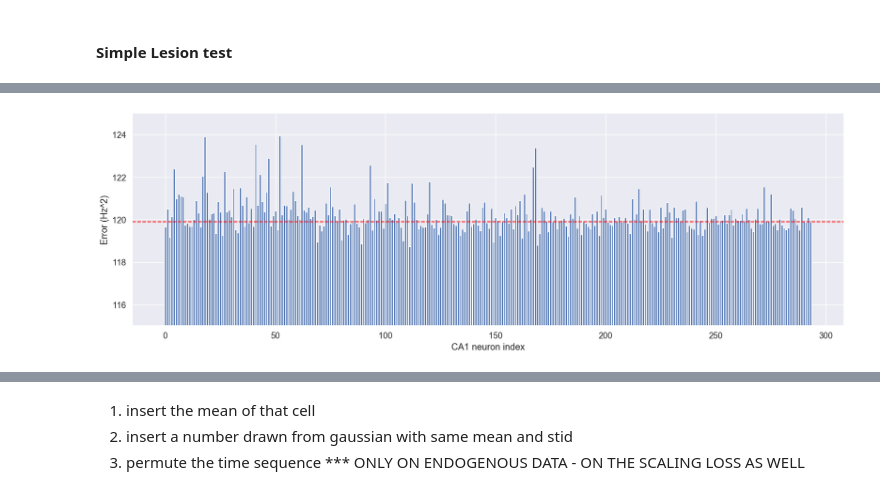
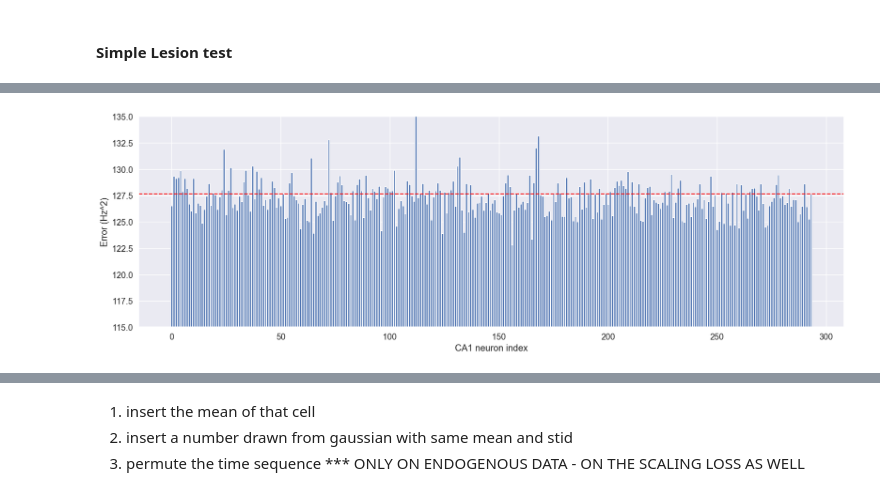
Before and after one commit to cngzlsh/approx_brain, a Jupyter notebook: EB095_stim.ipynb, the cells around one changed output, grey strips where cells are left out. Drawn from its saved outputs; the diff is of its cells as text; code cells hidden in the pictures.

```diff
--- a/EB095_stim.ipynb
+++ b/EB095_stim.ipynb
@@ -42,7 +43,7 @@ Please see if this format works for you. Let me know if you want me to downsampl
 parent_path = Path('./data/biological/EB095/')
 stim_path = parent_path / "EB095_stim/"
 run_path = parent_path / "EB095_run/"
-save_path = Path('./save/trained_models/')
+save_path = Path('./save/trained_models/EB095/')
 
 area_ID_ephys = np.load(run_path / 'area_ID_ephys.npy')        # (106,) 8 LS, 70 ACC
 dff_run = np.load(run_path / 'dff_run.npy')                    # (294, 32727) GCaMP when running
@@ -677,20 +592,21 @@ plt.show()
 # %% [markdown]
 ### Non-LS neurons
 # %%
-Y_train_nLS = Y_train[train_idx,:,:][..., nLS_neuron_idx]
+Y_train_nLS = Y[train_idx,:,:][..., nLS_neuron_idx]
 Y_test_nLS = Y_test[..., nLS_neuron_idx]
-Y_valid_nLS = Y_train[valid_idx,:,:][..., nLS_neuron_idx]
+Y_valid_nLS = Y[valid_idx,:,:][..., nLS_neuron_idx]
 
 output_dim = len(nLS_neuron_idx)
 
 batch_size = 1024
-train_dataset = BNN_Dataset(X_train[train_idx, ...], Y_train_nLS)
+train_dataset = BNN_Dataset(X_train, Y_train_nLS)
 train_dataloader_nLS = DataLoader(train_dataset, batch_size=batch_size, drop_last=False, shuffle=True)
 test_dataset = BNN_Dataset(X_test, Y_test_nLS)
 test_dataloader_nLS = DataLoader(test_dataset, batch_size=len(test_dataset), drop_last=False, shuffle=False)
 
-valid_dataset = BNN_Dataset(X_train[valid_idx, ...], Y_valid_nLS)
+valid_dataset = BNN_Dataset(X_valid, Y_valid_nLS)
 valid_dataloader_nLS = DataLoader(valid_dataset, batch_size=len(valid_dataset), drop_last=False, shuffle=False)
+del train_dataset, test_dataset, valid_dataset
 # %% [markdown]
 #### Bayes Opt
 # %%
@@ -1104,11 +1031,12 @@ plt.bar(np.arange(8), LS_corrs, color='red')
 # | 65        | -102.9    | 316.6     | 563.4     | 5.0       | 1.0       |
 # | 63        | -108.4    | 315.7     | 587.2     | 4.914     | 1.607     |
 # | 112       | -111.2    | 139.1     | 926.3     | 4.458     | 9.03      |
+from train import train_transformer
+from sklearn.linear_model import TweedieRegressor
 
-
-d_model = 444
-num_heads = 6
-hidden_dim = 389
+d_model = 286
+num_heads = 19
+hidden_dim = 948
 n_layers = 4
 
 d_model = int(int(d_model/num_heads)*num_heads) # d_model must be multiples of n_heads
@@ -1121,21 +1049,18 @@ from tqdm import tqdm
 from sklearn.linear_model import TweedieRegressor
 from loguru import logger
 
-proportion_of_data = [0.05 * i for i in np.arange(20,1,-1)]
+proportion_of_data = [0.05 * i for i in np.arange(1,20,1)]
 output_dim = len(LS_neuron_idx)
-proportion_of_data_mean_losses_reps = []
 n_repeats = 20
+proportion_of_data_mean_losses_reps = np.zeros((n_repeats, len(proportion_of_data), 10))
 np.random.seed(123)
 torch.manual_seed(123)
 
-for rep in range(n_repeats):
-    proportion_of_data_mean_losses = []
+for rep in tqdm(range(n_repeats)):
     for i, proportion in enumerate(proportion_of_data):
-        means = []
-        print(proportion)
-        rnd_idx = random.sample([i for i in range(len(train_idx))], int(proportion * len(train_idx)))
+        rnd_idx = np.array(random.sample(list(np.arange(len(train_idx))), int(proportion * len(train_idx))))
         batch_size = 1024
-        train_dataset = BNN_Dataset(X_train[train_idx, ...][rnd_idx], Y_train_LS[rnd_idx])
+        train_dataset = BNN_Dataset(X_train[rnd_idx], Y_train_LS[rnd_idx])
         train_dataloader_LS = DataLoader(train_dataset, batch_size=batch_size, drop_last=False, shuffle=True)
         test_dataset = BNN_Dataset(X_test, Y_test_LS)
         test_dataloader_LS = DataLoader(test_dataset, batch_size=len(test_dataset), drop_last=False, shuffle=True)
@@ -1180,7 +1105,7 @@ for rep in range(n_repeats):
                 _LS_test_pred_loss = nn.MSELoss(reduction='none')(_Y_hat_LS, Y_test[...,LS_neuron_idx])
 
         # fit GLM with identity link function
-        X_train_np = X_train[train_idx, ...][rnd_idx].cpu().numpy().reshape(len(rnd_idx),-1)
+        X_train_np = X_train[rnd_idx].cpu().numpy().reshape(len(rnd_idx),-1)
         Y_train_LS_np = Y_train_LS[rnd_idx].cpu().numpy().reshape(Y_train_LS[rnd_idx].shape[0],-1) + 1e-6 # numerical stability
 
         X_test_np = X_test.cpu().numpy().reshape(X_test.shape[0],-1)
@@ -1196,7 +1121,7 @@ for rep in range(n_repeats):
 
                 _glm_LS_losses += np.power(Y_test_LS_np[:,i] - _glm_LS_reg.predict(X_test_np), 2)
 
-        means.append([_LS_test_pred_loss.mean(),
+        means = np.array([_LS_test_pred_loss.mean(),
                 _LS_test_pred_loss[forward_mse_idx].sum().numpy()/len(forward_mse_idx)/output_dim,
                 _LS_test_pred_loss[backward_mse_idx].sum().numpy() / len(backward_mse_idx)/output_dim,
                 _LS_test_pred_loss[random_mse_idx].sum().numpy() / len(random_mse_idx)/output_dim,
@@ -1206,6 +1131,5 @@ for rep in range(n_repeats):
                 _glm_LS_losses[backward_mse_idx].sum() / len(backward_mse_idx)/output_dim,
                 _glm_LS_losses[random_mse_idx].sum() / len(random_mse_idx)/output_dim,
                 _glm_LS_losses[non_stim_mse_idx].sum() / len(non_stim_mse_idx)/output_dim])
-        proportion_of_data_mean_losses.append(np.mean(np.array(means), axis=0))
 
-    proportion_of_data_mean_losses_reps.append(proportion_of_data_mean_losses)
+        proportion_of_data_mean_losses_reps[rep, i, :] = means
@@ -1291,21 +1166,22 @@ Transformer prediction for non-stim stim MSE loss:  tensor(123.2157)
 # %%
+import copy
 LS_lesioning_losses = []
 for dim in tqdm(range(input_dim)):
     _X_test = copy.deepcopy(X_test)
-    _X_test[:,:,dim] = 0
+    _X_test[:,:,dim] = torch.mean(X_train[:,:,dim])
     with torch.no_grad():
         Y_hat_LS = DNN_LS(_X_test.to(device).permute(1,0,2)).permute(1,0,2).cpu()
         LS_test_pred_loss = nn.MSELoss(reduction='none')(Y_hat_LS, Y_test[...,LS_neuron_idx])
         LS_lesioning_losses.append(LS_test_pred_loss.sum()/np.prod(LS_test_pred_loss.shape))
 
 plt.figure(figsize=(20,6))
 plt.bar(np.arange(input_dim), LS_lesioning_losses)
 plt.axhline(y=LS_test_pred_loss.sum()/np.prod(LS_test_pred_loss.shape), xmin=0, xmax=input_dim, linestyle='--', c='red')
-plt.ylim([115,125])
+plt.ylim([115,135])
 plt.xlabel('CA1 neuron index')
 plt.ylabel('Error (Hz^2)')
 plt.show()
 
 logger.info(f'Number of neurons whose lesioning yielded higher loss: {torch.sum(torch.as_tensor(LS_lesioning_losses) > base_loss)} ({str(float(torch.sum(torch.as_tensor(LS_lesioning_losses) > base_loss) / input_dim * 100))[:4]}%)')
 # %% [output]
-[figure, old version]
+[figure, new version]
```
Also changed, not shown: parts of 30 cells of this notebook, 7 other files.
